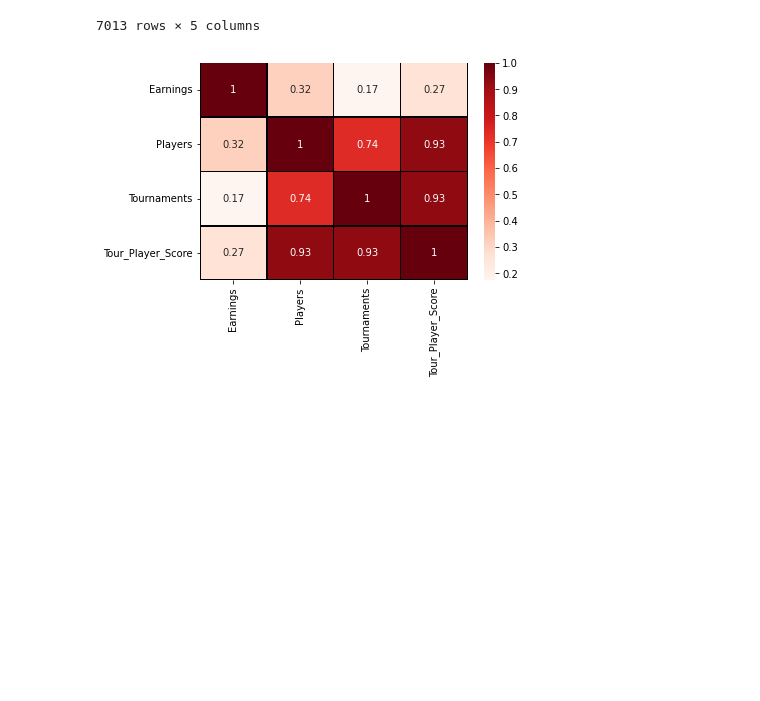
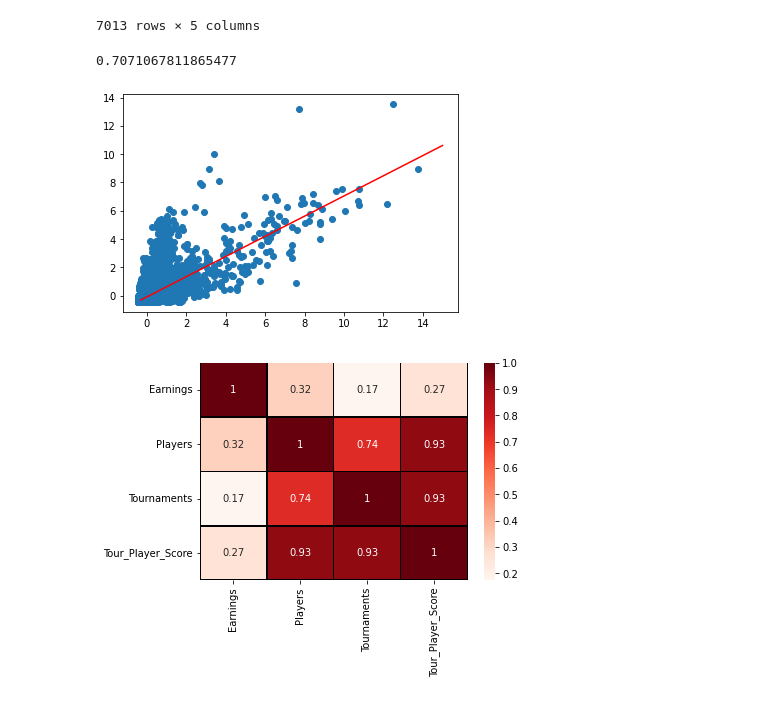
Before and after one commit to markerxz/games-popularity-analysis, a Jupyter notebook: esp.ipynb, the cells around one changed output. Cells and saved outputs as stored; diff of their text form; code cells hidden in the pictures; blank space fills up the shorter version.

Commit message:
add pca plot

```diff
--- a/esp.ipynb
+++ b/esp.ipynb
@@ -1167,6 +1172,26 @@ from sklearn.decomposition import PCA
 pca = PCA(n_components=1)
 PCA = pca.fit_transform(tournament[['Players','Tournaments']])
 tournament['Tour_Player_Score'] = PCA
+# %%
+(pca.components_[0][1])
+# %% [output]
+0.7071067811865477
+# %%
+x = [(pca.components_[0][0]*min(tournament['Players'])),15]
+y = [(pca.components_[0][1]*min(tournament['Tournaments'])),(pca.components_[0][1]*15)]
+#(pca.components_[0][0]*min(tournament['Tournaments']))[0]
+# %%
+a = list(tournament['Tournaments'])
+b = list(tournament['Players'])
+# %%
+import matplotlib.pyplot as plt
+
+
+plt.plot(x, y, 'r') # plotting t, a separately
+plt.scatter(b,a)
+plt.show()
+# %% [output]
+[figure, added]
 # %%
 corr = tournament[['Earnings','Players','Tournaments','Tour_Player_Score']].corr()
 ax = sns.heatmap(corr, cmap = 'Reds', annot = True, linewidths=0.5, linecolor='black')
```
Also changed, not shown: parts of 1 cell of this notebook.
